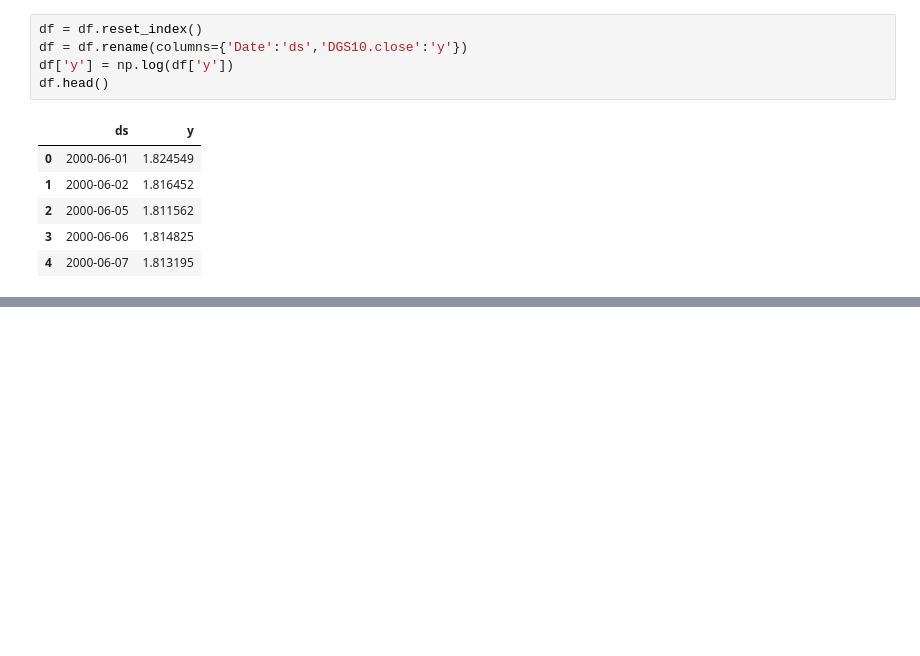
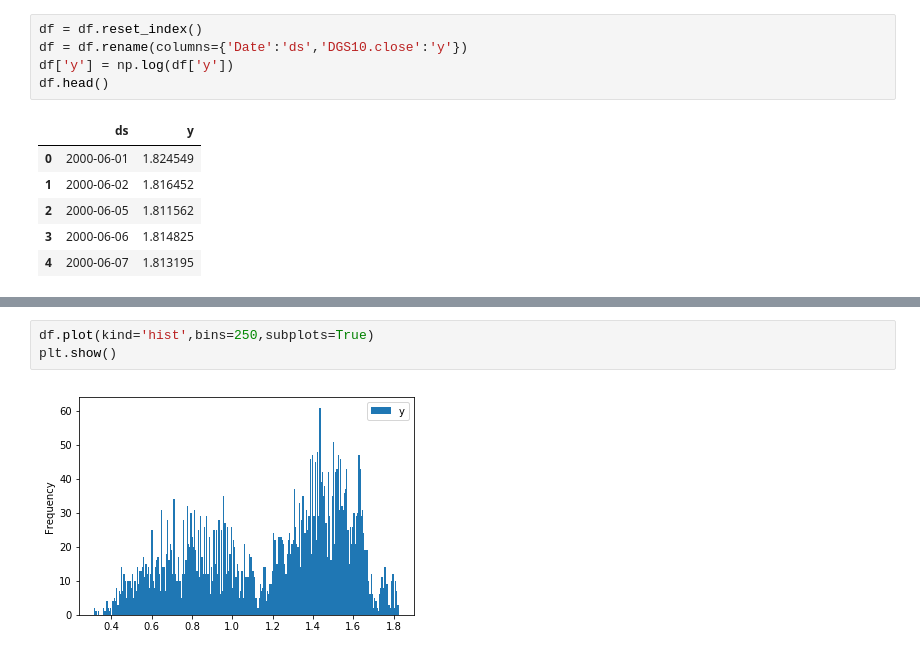
Before and after one commit to po9mhjrdb/ProphetTutorial, a Jupyter notebook: ProphetTutorial.ipynb, the cells around one changed output, grey strips where cells are left out. Cells and saved outputs as stored; diff of their text form; blank space fills up the shorter version.

```diff
--- a/ProphetTutorial.ipynb
+++ b/ProphetTutorial.ipynb
@@ -36 +51,6 @@ df.head()
+# %%
+df.plot(kind='hist',bins=250,subplots=True)
+plt.show()
+# %% [output]
+[figure, added]
 # %%
```
Also changed, not shown: parts of 10 cells of this notebook.
